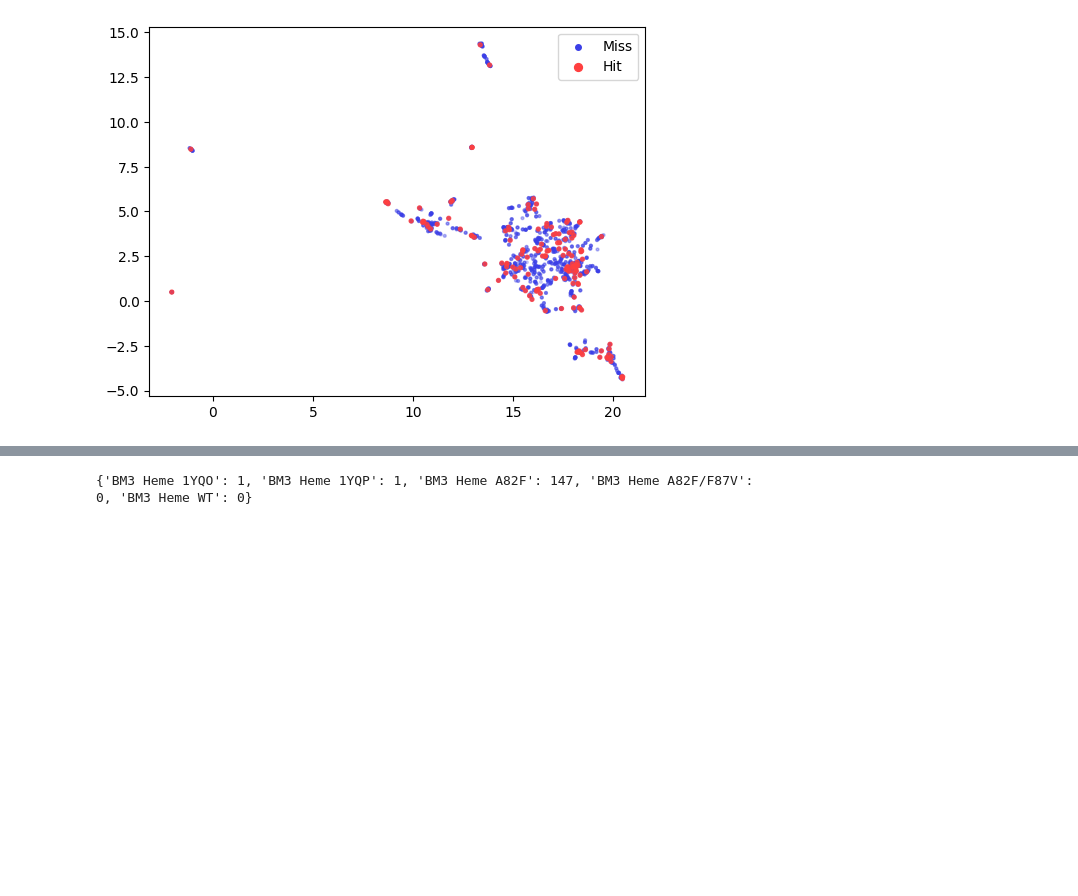
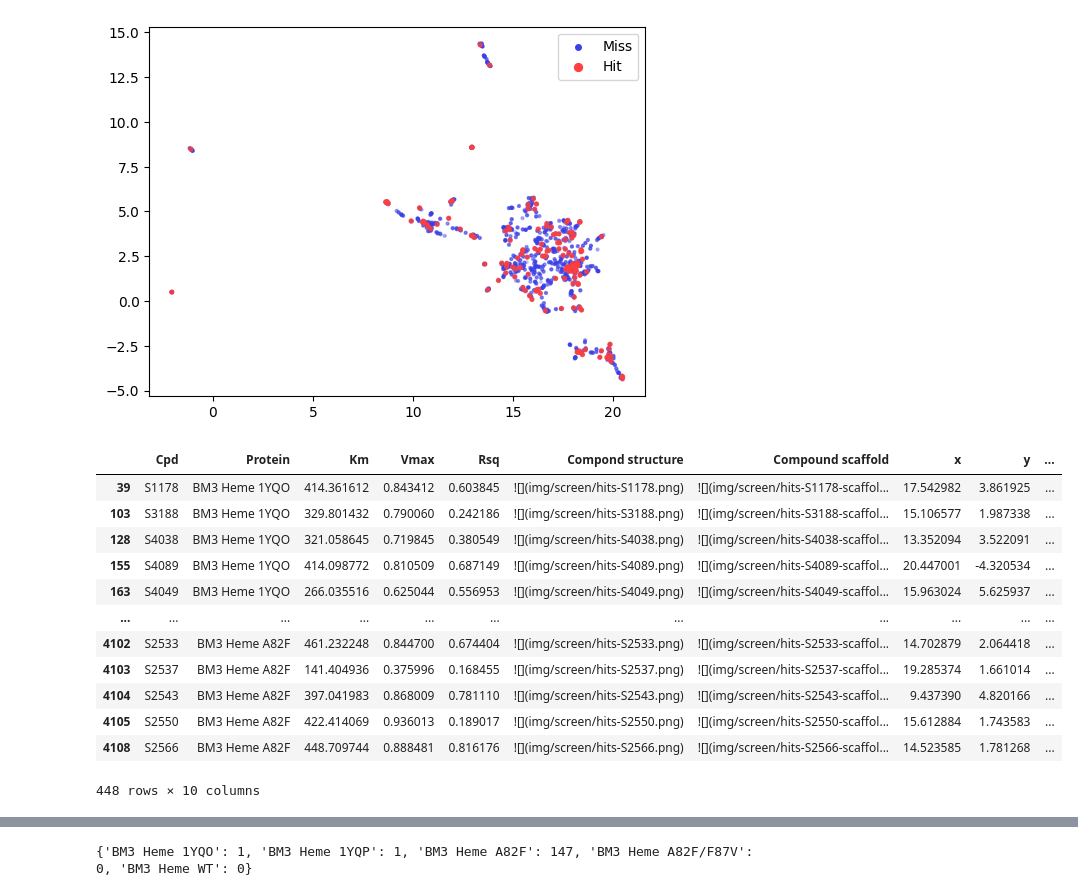
Before and after one commit to TrellixVulnTeam/screening-fist_OO2T, a Jupyter notebook: nb/screening-data.ipynb, the cells around one changed output, grey strips where cells are left out. Saved outputs shown, nothing was run; the diff lists cells and outputs as text; code cells hidden in the pictures; blank space fills up the shorter version.

```diff
--- a/nb/screening-data.ipynb
+++ b/nb/screening-data.ipynb
@@ -427,3 +427,20 @@ plt.savefig('img/cpd-umap-hits.png')
 plt.show()
 # %% [output]
 [figure]
+# %%
+kmxyz = pd.concat([kms,kms['Cpd'].apply(getxyz)], axis=1)
+kmxyz
+# %% [output]
+|  | Cpd | Protein | Km | Vmax | Rsq | Compond structure | Compound scaffold | x | y | ... |
+| 39 | S1178 | BM3 Heme 1YQO | 414.361612 | 0.843412 | 0.603845 | ![](img/screen/hits-S1178.png) | ![](img/screen/hits-S1178-scaffol... | 17.542982 | 3.861925 | ... |
+| 103 | S3188 | BM3 Heme 1YQO | 329.801432 | 0.790060 | 0.242186 | ![](img/screen/hits-S3188.png) | ![](img/screen/hits-S3188-scaffol... | 15.106577 | 1.987338 | ... |
+| 128 | S4038 | BM3 Heme 1YQO | 321.058645 | 0.719845 | 0.380549 | ![](img/screen/hits-S4038.png) | ![](img/screen/hits-S4038-scaffol... | 13.352094 | 3.522091 | ... |
+| 155 | S4089 | BM3 Heme 1YQO | 414.098772 | 0.810509 | 0.687149 | ![](img/screen/hits-S4089.png) | ![](img/screen/hits-S4089-scaffol... | 20.447001 | -4.320534 | ... |
+| 163 | S4049 | BM3 Heme 1YQO | 266.035516 | 0.625044 | 0.556953 | ![](img/screen/hits-S4049.png) | ![](img/screen/hits-S4049-scaffol... | 15.963024 | 5.625937 | ... |
+| ... | ... | ... | ... | ... | ... | ... | ... | ... | ... | ... |
+| 4102 | S2533 | BM3 Heme A82F | 461.232248 | 0.844700 | 0.674404 | ![](img/screen/hits-S2533.png) | ![](img/screen/hits-S2533-scaffol... | 14.702879 | 2.064418 | ... |
+| 4103 | S2537 | BM3 Heme A82F | 141.404936 | 0.375996 | 0.168455 | ![](img/screen/hits-S2537.png) | ![](img/screen/hits-S2537-scaffol... | 19.285374 | 1.661014 | ... |
+| 4104 | S2543 | BM3 Heme A82F | 397.041983 | 0.868009 | 0.781110 | ![](img/screen/hits-S2543.png) | ![](img/screen/hits-S2543-scaffol... | 9.437390 | 4.820166 | ... |
+| 4105 | S2550 | BM3 Heme A82F | 422.414069 | 0.936013 | 0.189017 | ![](img/screen/hits-S2550.png) | ![](img/screen/hits-S2550-scaffol... | 15.612884 | 1.743583 | ... |
+| 4108 | S2566 | BM3 Heme A82F | 448.709744 | 0.888481 | 0.816176 | ![](img/screen/hits-S2566.png) | ![](img/screen/hits-S2566-scaffol... | 14.523585 | 1.781268 | ... |
+448 rows × 10 columns
```
Also changed, not shown: parts of 3 cells of this notebook, 1 other file.
